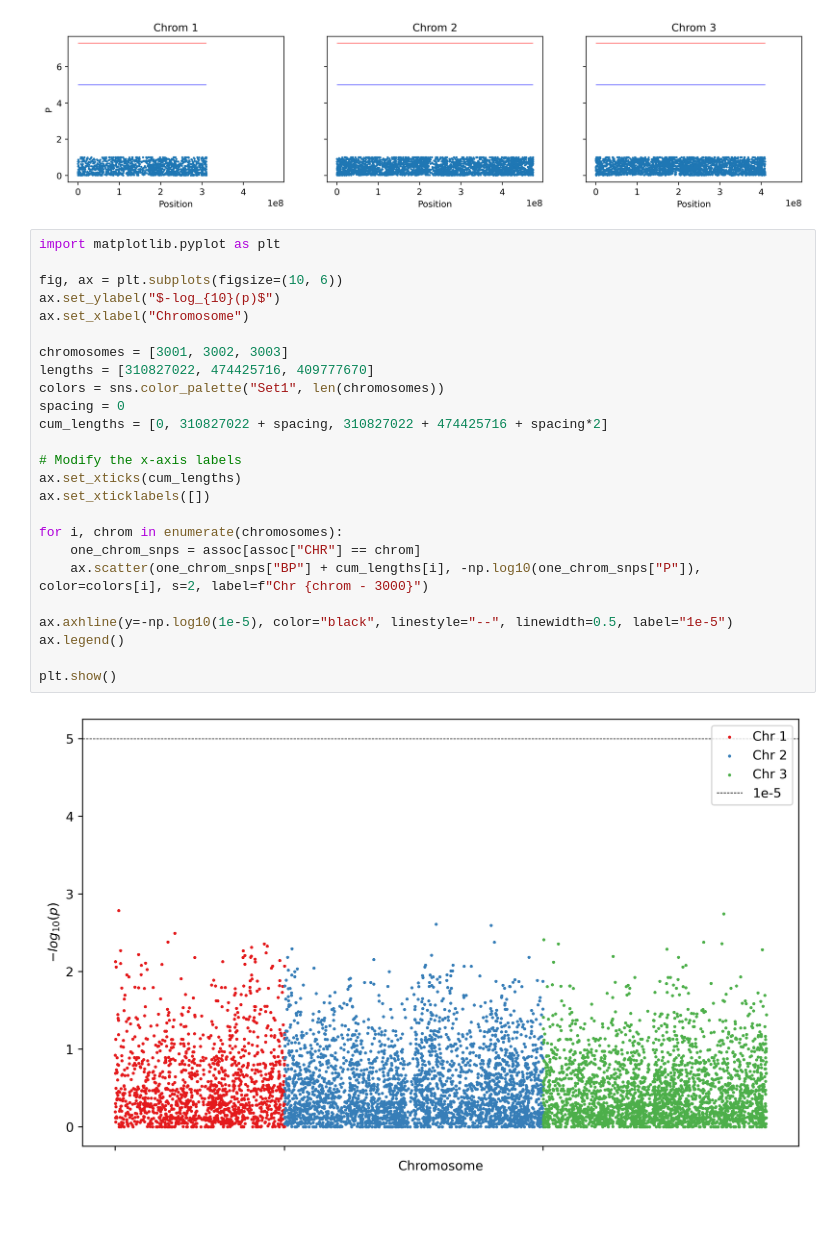
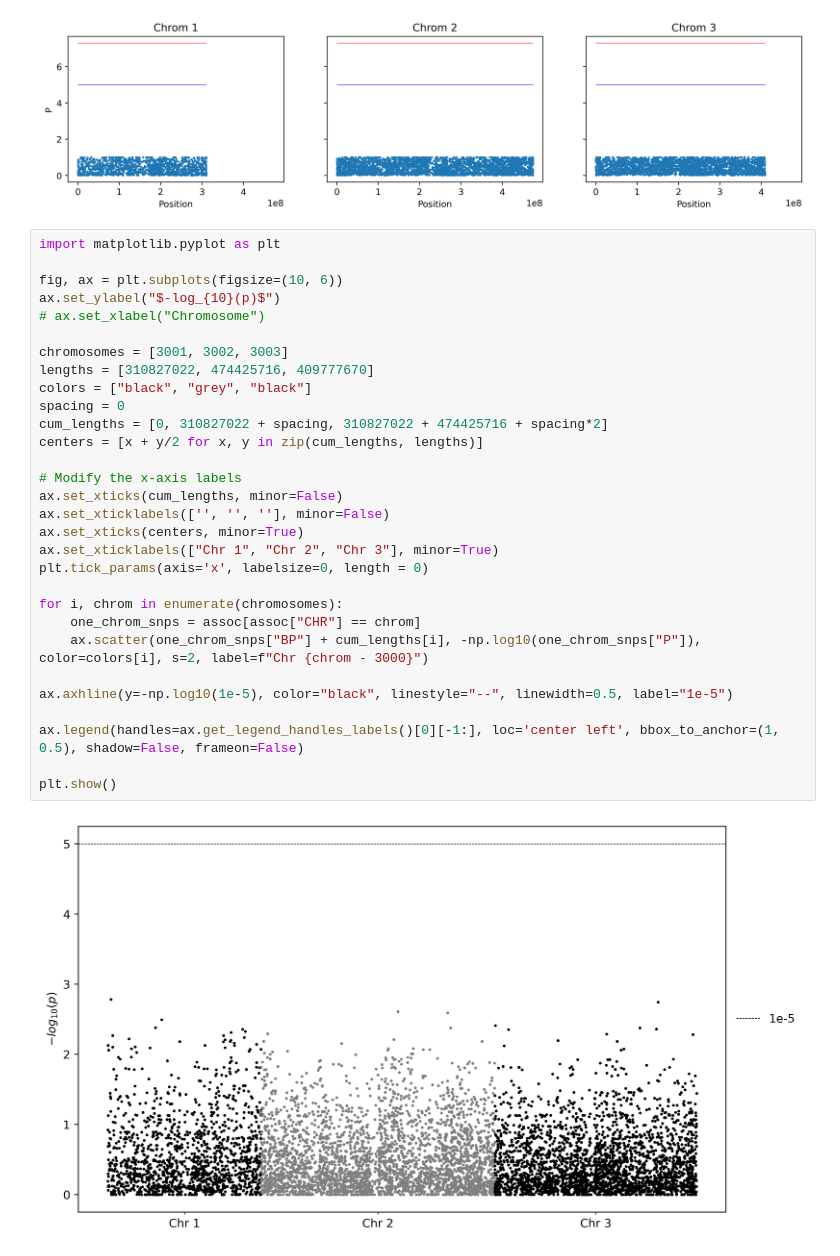
Before and after one commit to etowahadams/aedes_aegypti_brackish_tolerance, a Jupyter notebook: notebooks/s1.ipynb, the cells around one changed output. Cells and saved outputs as stored; diff of their text form; blank space fills up the shorter version.

```diff
--- a/notebooks/s1.ipynb
+++ b/notebooks/s1.ipynb
@@ -50,27 +50,32 @@ fig.show()
 # %%
 import matplotlib.pyplot as plt
 
 fig, ax = plt.subplots(figsize=(10, 6))
 ax.set_ylabel("$-log_{10}(p)$")
-ax.set_xlabel("Chromosome")
+# ax.set_xlabel("Chromosome")
 
 chromosomes = [3001, 3002, 3003]
 lengths = [310827022, 474425716, 409777670]
-colors = sns.color_palette("Set1", len(chromosomes))
+colors = ["black", "grey", "black"]
 spacing = 0
 cum_lengths = [0, 310827022 + spacing, 310827022 + 474425716 + spacing*2]
+centers = [x + y/2 for x, y in zip(cum_lengths, lengths)]
 
 # Modify the x-axis labels
-ax.set_xticks(cum_lengths)
-ax.set_xticklabels([])
+ax.set_xticks(cum_lengths, minor=False)
+ax.set_xticklabels(['', '', ''], minor=False)
+ax.set_xticks(centers, minor=True)
+ax.set_xticklabels(["Chr 1", "Chr 2", "Chr 3"], minor=True)
+plt.tick_params(axis='x', labelsize=0, length = 0)
 
 for i, chrom in enumerate(chromosomes):
     one_chrom_snps = assoc[assoc["CHR"] == chrom]
     ax.scatter(one_chrom_snps["BP"] + cum_lengths[i], -np.log10(one_chrom_snps["P"]), color=colors[i], s=2, label=f"Chr {chrom - 3000}")
 
 ax.axhline(y=-np.log10(1e-5), color="black", linestyle="--", linewidth=0.5, label="1e-5")
-ax.legend()
+
+ax.legend(handles=ax.get_legend_handles_labels()[0][-1:], loc='center left', bbox_to_anchor=(1, 0.5), shadow=False, frameon=False)
 
 plt.show()
 # %% [output]
-[figure, old version]
+[figure, new version]
```
Also changed, not shown: 6 other files.
